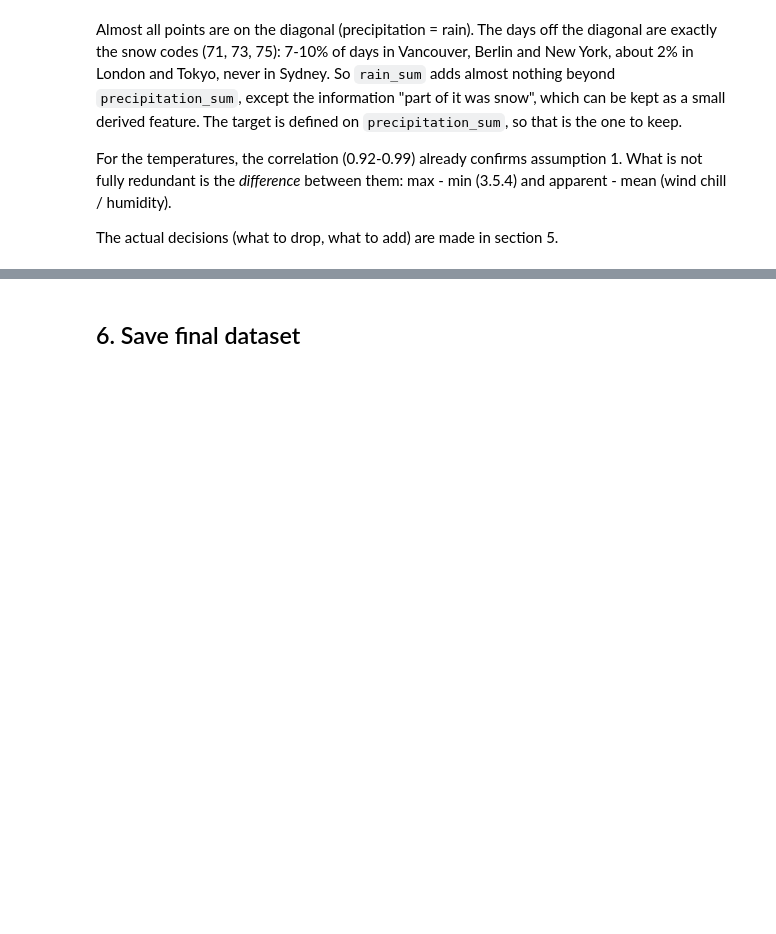
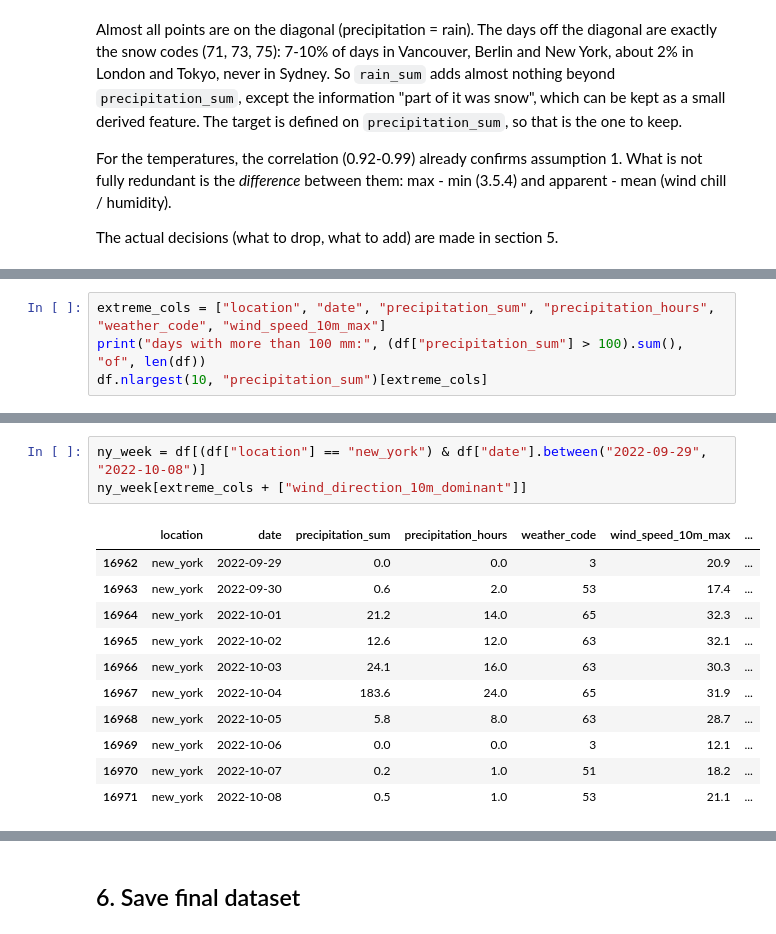
Before and after one commit to talohayon14/ml_project_58, a Jupyter notebook: dataset_creation.ipynb, the cells around one changed output, grey strips where cells are left out. Saved outputs shown, nothing was run; the diff lists cells and outputs as text; blank space fills up the shorter version.

```diff
--- a/dataset_creation.ipynb
+++ b/dataset_creation.ipynb
@@ -675,0 +786,4 @@ TODO
+# %%
+extreme_cols = ["location", "date", "precipitation_sum", "precipitation_hours", "weather_code", "wind_speed_10m_max"]
+print("days with more than 100 mm:", (df["precipitation_sum"] > 100).sum(), "of", len(df))
+df.nlargest(10, "precipitation_sum")[extreme_cols]
@@ -675,0 +803,15 @@ TODO
+# %%
+ny_week = df[(df["location"] == "new_york") & df["date"].between("2022-09-29", "2022-10-08")]
+ny_week[extreme_cols + ["wind_direction_10m_dominant"]]
+# %% [output]
+|  | location | date | precipitation_sum | precipitation_hours | weather_code | wind_speed_10m_max | ... |
+| 16962 | new_york | 2022-09-29 | 0.0 | 0.0 | 3 | 20.9 | ... |
+| 16963 | new_york | 2022-09-30 | 0.6 | 2.0 | 53 | 17.4 | ... |
+| 16964 | new_york | 2022-10-01 | 21.2 | 14.0 | 65 | 32.3 | ... |
+| 16965 | new_york | 2022-10-02 | 12.6 | 12.0 | 63 | 32.1 | ... |
+| 16966 | new_york | 2022-10-03 | 24.1 | 16.0 | 63 | 30.3 | ... |
+| 16967 | new_york | 2022-10-04 | 183.6 | 24.0 | 65 | 31.9 | ... |
+| 16968 | new_york | 2022-10-05 | 5.8 | 8.0 | 63 | 28.7 | ... |
+| 16969 | new_york | 2022-10-06 | 0.0 | 0.0 | 3 | 12.1 | ... |
+| 16970 | new_york | 2022-10-07 | 0.2 | 1.0 | 51 | 18.2 | ... |
+| 16971 | new_york | 2022-10-08 | 0.5 | 1.0 | 53 | 21.1 | ... |
```
Also changed, not shown: parts of 37 cells of this notebook, 2 other files.
